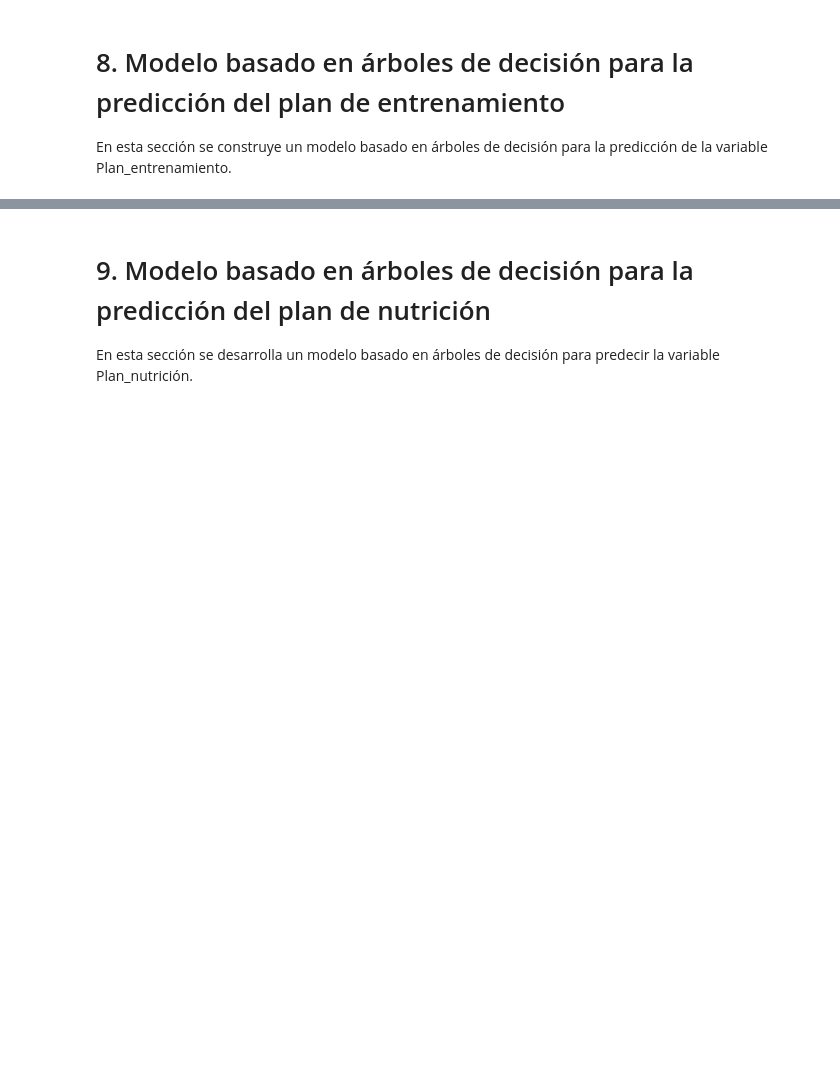
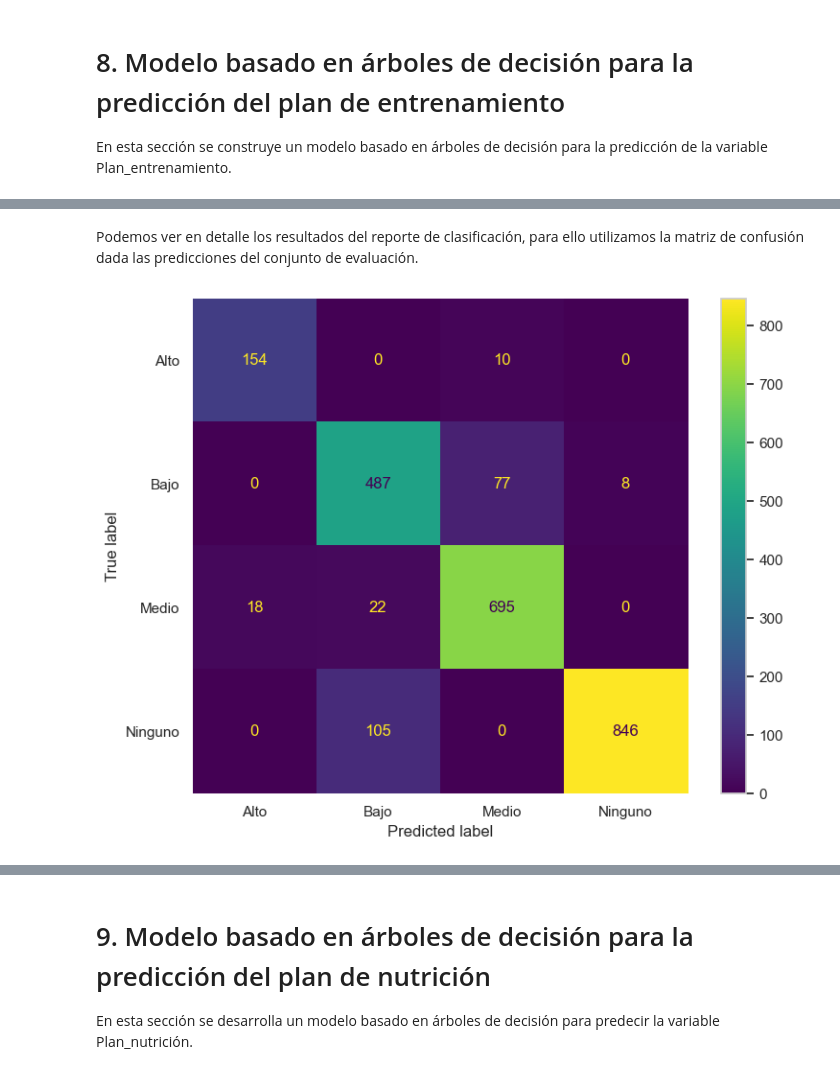
Before and after one commit to lfelipesales/Laboratorios-AprendizajeDeMaquina, a Jupyter notebook: LAB3/Laboratorio3.ipynb, the cells around one changed output, grey strips where cells are left out. Drawn from its saved outputs; the diff is of its cells as text; code cells hidden in the pictures; blank space fills up the shorter version.

Commit message:
Árbol de decisión - Plan Entrenamiento

```diff
--- a/LAB3/Laboratorio3.ipynb
+++ b/LAB3/Laboratorio3.ipynb
@@ -593,0 +616,4 @@ pipeline_arbol_entrenamiento = Pipeline([
+# %%
+decision_tree_grid_ent = GridSearchCV(estimator=pipeline_arbol_entrenamiento, param_grid=param_grid, cv=kfold, scoring='f1_macro', n_jobs=-1, verbose=1)
+# %%
+decision_tree_grid_ent.fit(X_train_ent, y_train_ent)
@@ -593,0 +685,5 @@ pipeline_arbol_entrenamiento = Pipeline([
+# %%
+best_model = decision_tree_grid_ent.best_estimator_
+# %%
+y_pred_best_ent = best_model.predict(X_test_ent)
+print(classification_report(y_test_ent, y_pred_best_ent))
@@ -593,0 +707,23 @@ pipeline_arbol_entrenamiento = Pipeline([
+# %% [markdown]
+Podemos ver en detalle los resultados del reporte de clasificación, para ello utilizamos la matriz de confusión dada las predicciones del conjunto de evaluación.
+# %%
+fig, ax = plt.subplots(figsize=(8, 6))
+
+ConfusionMatrixDisplay.from_predictions(
+    y_test_ent,
+    y_pred_best_ent,
+    display_labels=['Alto', 'Bajo', 'Medio', 'Ninguno'],
+    cmap='viridis',
+    colorbar=True,
+    ax=ax,
+    values_format='d'
+)
+
+ax.grid(False)
+for spine in ax.spines.values():
+    spine.set_visible(False)
+
+plt.tight_layout()
+plt.show()
+# %% [output]
+[figure, added]
```
Also changed, not shown: parts of 33 cells of this notebook.
